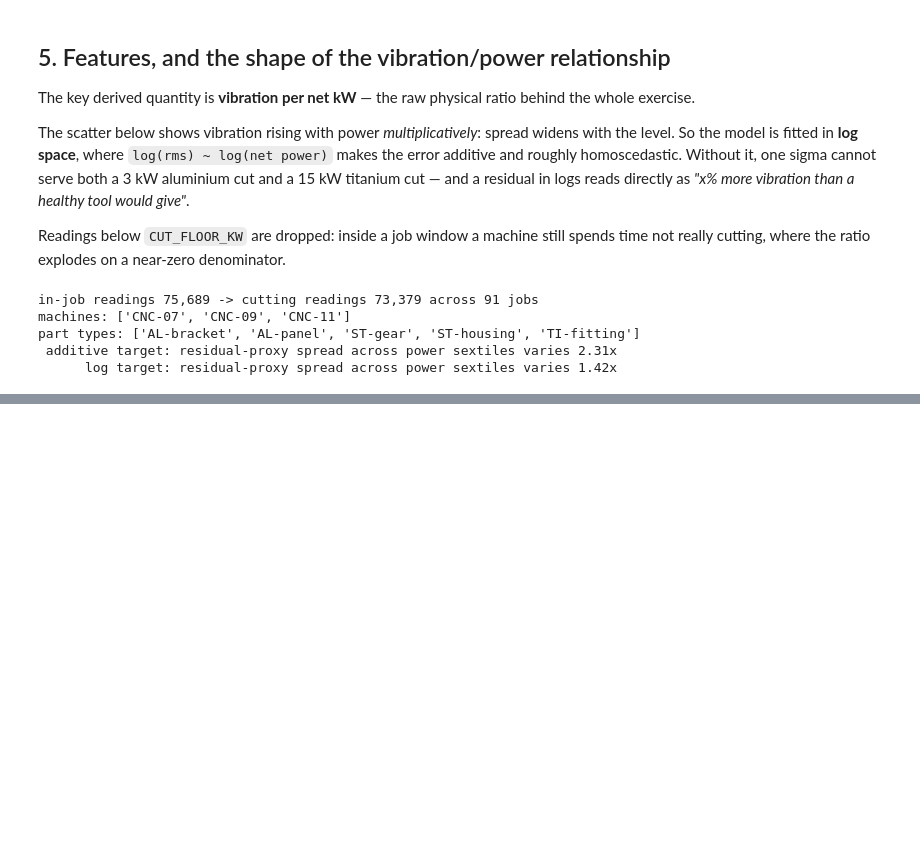
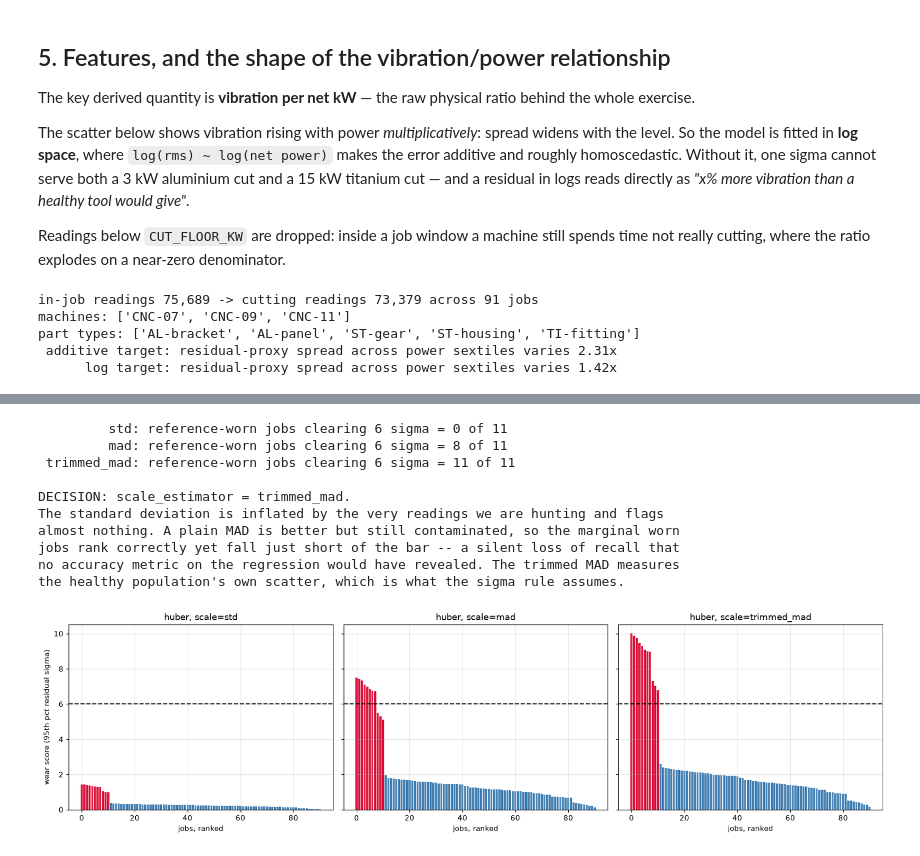
Before and after one commit to Huzefa-Calcutta/forgewright, a Jupyter notebook: notebooks/model_design.ipynb, the cells around one changed output, grey strips where cells are left out. Cells and saved outputs as stored; diff of their text form; code cells hidden in the pictures; blank space fills up the shorter version.

```diff
--- a/notebooks/model_design.ipynb
+++ b/notebooks/model_design.ipynb
@@ -443,0 +996,36 @@ part types: ['AL-bracket', 'AL-panel', 'ST-gear', 'ST-housing', 'TI-fitting']
+# %%
+# Which jobs sit either side of the 6-sigma line under each scale estimator?
+fig, axes = plt.subplots(1, 3, figsize=(16, 4.4), sharey=True)
+for ax, scale_name in zip(axes, ["std", "mad", "trimmed_mad"]):
+    score = scale_scores[("huber", scale_name)].sort_values(ascending=False)
+    colours = np.where(score.index.isin(reference_worn), "crimson", "steelblue")
+    ax.bar(range(len(score)), score.to_numpy(), color=colours)
+    ax.axhline(SIGMA_MULTIPLE, color="black", ls="--")
+    ax.set(xlabel="jobs, ranked", title=f"huber, scale={scale_name}")
+axes[0].set_ylabel("wear score (95th pct residual sigma)")
+plt.tight_layout()
+
+for scale_name in ("std", "mad", "trimmed_mad"):
+    score = scale_scores[("huber", scale_name)]
+    worn = score[score.index.isin(reference_worn)]
+    print(f"{scale_name:>12}: reference-worn jobs clearing 6 sigma = "
+          f"{int((worn >= SIGMA_MULTIPLE).sum())} of {len(worn)}")
+
+print("\nDECISION: scale_estimator = trimmed_mad.")
+print("The standard deviation is inflated by the very readings we are hunting and flags")
+print("almost nothing. A plain MAD is better but still contaminated, so the marginal worn")
+print("jobs rank correctly yet fall just short of the bar -- a silent loss of recall that")
+print("no accuracy metric on the regression would have revealed. The trimmed MAD measures")
+print("the healthy population's own scatter, which is what the sigma rule assumes.")
+# %% [output]
+         std: reference-worn jobs clearing 6 sigma = 0 of 11
+         mad: reference-worn jobs clearing 6 sigma = 8 of 11
+ trimmed_mad: reference-worn jobs clearing 6 sigma = 11 of 11
+
+DECISION: scale_estimator = trimmed_mad.
+The standard deviation is inflated by the very readings we are hunting and flags
+almost nothing. A plain MAD is better but still contaminated, so the marginal worn
+jobs rank correctly yet fall just short of the bar -- a silent loss of recall that
+no accuracy metric on the regression would have revealed. The trimmed MAD measures
+the healthy population's own scatter, which is what the sigma rule assumes.
+[figure, added]
```
Also changed, not shown: parts of 13 cells of this notebook.
